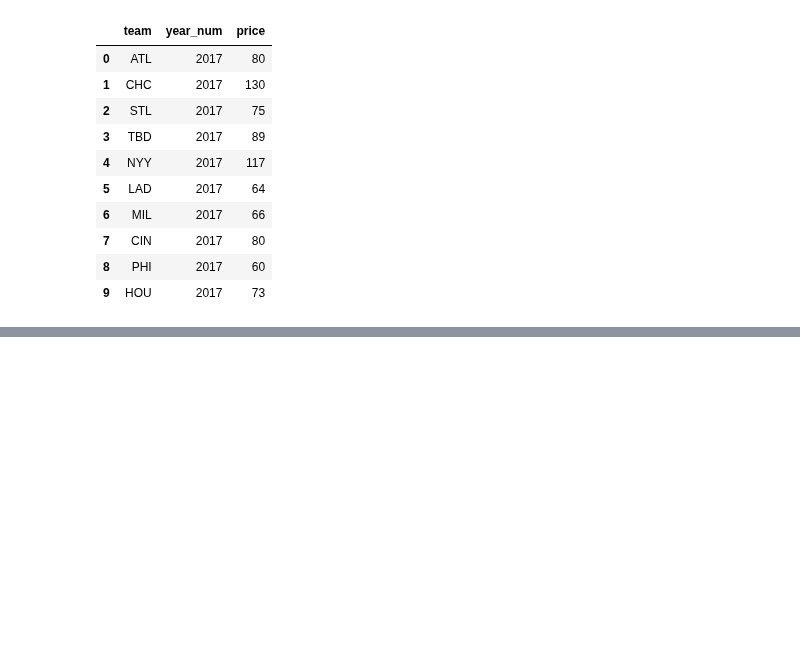
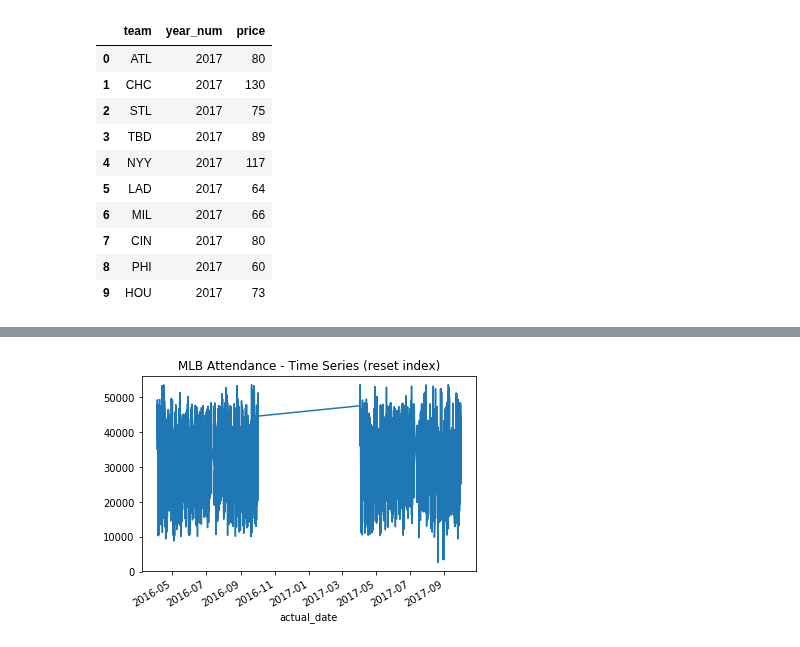
Before and after one commit to str007/Thinkful, a Jupyter notebook: Time_Series_Challenge.ipynb, the cells around one changed output, grey strips where cells are left out. Cells and saved outputs as stored; diff of their text form; code cells hidden in the pictures; blank space fills up the shorter version.

```diff
--- a/Time_Series_Challenge.ipynb
+++ b/Time_Series_Challenge.ipynb
@@ -349,0 +365,7 @@ team_df = pd.merge(team_df, ticket_prices, how='inner', on=['team', 'year_num'])
+# %%
+time_series_df.index = pd.to_datetime(time_series_df.actual_date)
+time_series_df.attendance.plot()
+plt.title('MLB Attendance - Time Series (reset index)')
+plt.show()
+# %% [output]
+[figure, added]
```
Also changed, not shown: parts of 15 cells of this notebook.
